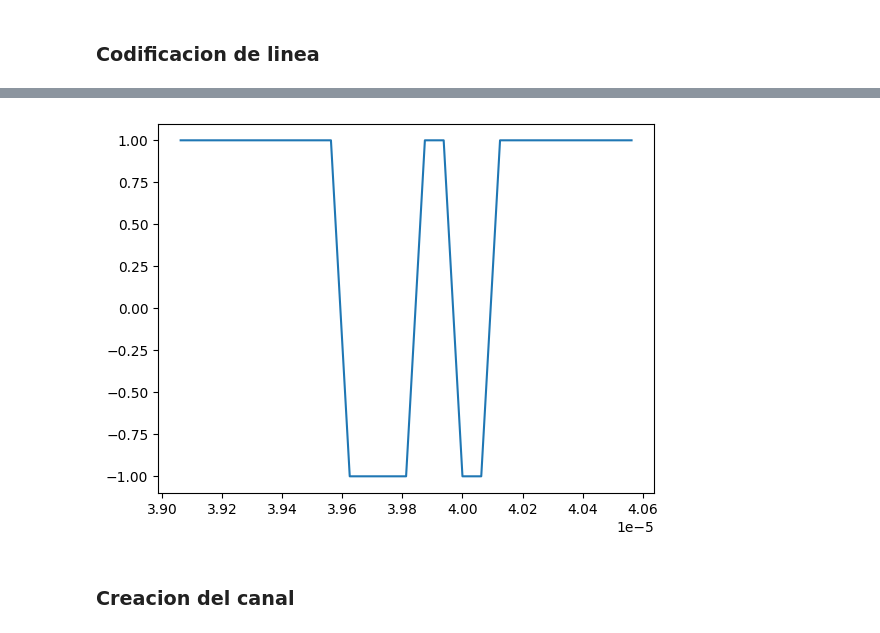
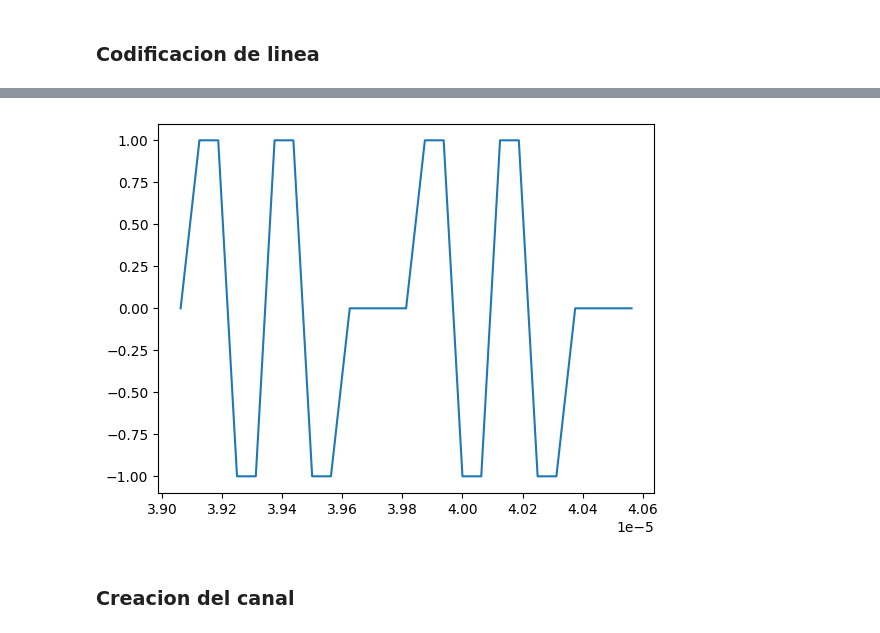
Before and after one commit to jbcgames/Laboratorio_1_Procesamiento, a Jupyter notebook: Proyecto_Cuantizacion.ipynb, the cells around one changed output, grey strips where cells are left out. Cells and saved outputs as stored; diff of their text form; code cells hidden in the pictures.

```diff
--- a/Proyecto_Cuantizacion.ipynb
+++ b/Proyecto_Cuantizacion.ipynb
@@ -153,7 +152,7 @@ def agregar_paridad_1_bit(x_cuantizada, num_bits):
         byte = (byte << 1) | paridad  # agregar bit de paridad al final
         x_paridad[i] = byte
     return x_paridad
-def codificacion_bipolar_retorno_cero(x_cuantizada, num_bits):
+def codificacion_polar_retorno_cero(x_cuantizada, num_bits):
     # Convertir a binario
     x_binario = [numpy.binary_repr(val, width=num_bits) for val in x_cuantizada]
     # Codificacion bipolar con retorno a cero
@@ -179,11 +178,13 @@ def codificacion_unipolar(x_cuantizada, num_bits):
     for byte in x_binario:
         for bit in byte:
             if bit == '1':
-                x_unipolar.append(1)
+                x_unipolar.append(2)
+                x_unipolar.append(2)
             else:
                 x_unipolar.append(0)
+                x_unipolar.append(0)
     return x_unipolar
-def codificacion_bipolar(x_cuantizada, num_bits):
+def codificacion_polar(x_cuantizada, num_bits):
     # Convertir a binario
     x_binario = [numpy.binary_repr(val, width=num_bits) for val in x_cuantizada]
     # Codificacion bipolar
@@ -226,24 +227,82 @@ def codificacion_manchester_diferencial(x_cuantizada, num_bits):
             if bit == '1':
                 ultimo_bit = -ultimo_bit
                 x_manchester_diff.append(ultimo_bit)
+                x_manchester_diff.append(ultimo_bit)
+                x_manchester_diff.append(-ultimo_bit)
                 x_manchester_diff.append(-ultimo_bit)
             else:
                 x_manchester_diff.append(ultimo_bit)
+                x_manchester_diff.append(ultimo_bit)
+                x_manchester_diff.append(-ultimo_bit)
                 x_manchester_diff.append(-ultimo_bit)
     return x_manchester_diff
+def codificacion_AMI(x_cuantizada, num_bits):
+    # Convertir a binario
+    x_binario = [numpy.binary_repr(val, width=num_bits) for val in x_cuantizada]
+    # Codificacion AMI
+    x_AMI = []
+    ultimo_bit = -1  # suponer que el ultimo bit fue -1
+    for byte in x_binario:
+        for bit in byte:
+            if bit == '1':
+                ultimo_bit = -ultimo_bit
+                x_AMI.append(ultimo_bit)
+                x_AMI.append(ultimo_bit)
+            else:
+                x_AMI.append(0)
+                x_AMI.append(0)
+    return x_AMI
+def codificacion_unipolar_vuelta_cero(x_cuantizada, num_bits):
+    # Convertir a binario
+    x_binario = [numpy.binary_repr(val, width=num_bits) for val in x_cuantizada]
+    # Codificacion unipolar con retorno a cero
+    x_unipolar_retorno_cero = []
+    for byte in x_binario:
+        for bit in byte:
+            if bit == '1':
+                x_unipolar_retorno_cero.append(2)
+                x_unipolar_retorno_cero.append(2)
+                x_unipolar_retorno_cero.append(0)
+                x_unipolar_retorno_cero.append(0)
+            else:
+                x_unipolar_retorno_cero.append(0)
+                x_unipolar_retorno_cero.append(0)
+                x_unipolar_retorno_cero.append(0)
+                x_unipolar_retorno_cero.append(0)
+    return x_unipolar_retorno_cero
+def codificacion_polar_retorno_cero(x_cuantizada, num_bits):
+    # Convertir a binario
+    x_binario = [numpy.binary_repr(val, width=num_bits) for val in x_cuantizada]
+    # Codificacion bipolar con retorno a cero
+    x_bipolar_retorno_cero = []
+    for byte in x_binario:
+        for bit in byte:
+            if bit == '1':
+                x_bipolar_retorno_cero.append(1)
+                x_bipolar_retorno_cero.append(1)
+                x_bipolar_retorno_cero.append(0)
+                x_bipolar_retorno_cero.append(0)
+            else:
+                x_bipolar_retorno_cero.append(-1)
+                x_bipolar_retorno_cero.append(-1)
+                x_bipolar_retorno_cero.append(0)
+                x_bipolar_retorno_cero.append(0)
+    return x_bipolar_retorno_cero
 # Prueba de codificacion
 x_paridad = agregar_paridad_1_bit(x_cuantizada, num_bits)
-print("x_cuantizada con paridad",x_paridad[125:130])
-x_unipolar = codificacion_bipolar(x_cuantizada, num_bits)
-x_bipolar = codificacion_bipolar(x_cuantizada, num_bits)
+x_unipolar = codificacion_unipolar(x_paridad, num_bits+1)
+x_bi_vuelta_cero = codificacion_unipolar_vuelta_cero(x_paridad, num_bits+1)
+x_polar = codificacion_polar(x_paridad, num_bits+1)
+x_polar_vuelta_cero = codificacion_polar_retorno_cero(x_paridad, num_bits+1)
+x_AMI = codificacion_AMI(x_paridad, num_bits+1)
+x_manchester = codificacion_manchester(x_paridad, num_bits+1)
+x_manchester_diff = codificacion_manchester_diferencial(x_paridad, num_bits+1)
 tiempo_unipolar = numpy.arange(0, len(x_unipolar)) * (1/(1000*f*4))  # ajustar el tiempo a la nueva tasa de bits
-x_unipolar_Graficar = x_unipolar[2500:2560]
 
 #Grafica de codificacion unipolar
-print("x_cuantizada",x_cuantizada[125:130])
-print("x_bipolar",x_unipolar[625:650])
-print("x_unipolar",x_bipolar[625:650])
+
+x_Codificacion= x_AMI
 plt.figure()
-plt.plot(tiempo_unipolar[625:650],x_unipolar[625:650])
+plt.plot(tiempo_unipolar[625:650],x_Codificacion[625:650])
 plt.show()
 # %% [output]
@@ -254,4 +309,4 @@ x_unipolar [1, 1, 1, 1, 1, 1, 1, 1, 1, -1, -1, -1, -1, 1, 1, -1, -1, 1, 1, 1, 1,
-[figure, old version]
+[figure, new version]
 # %% [markdown]
 ### Creacion del canal
 # %%
```
Also changed, not shown: parts of 5 cells of this notebook, 3 other files.
